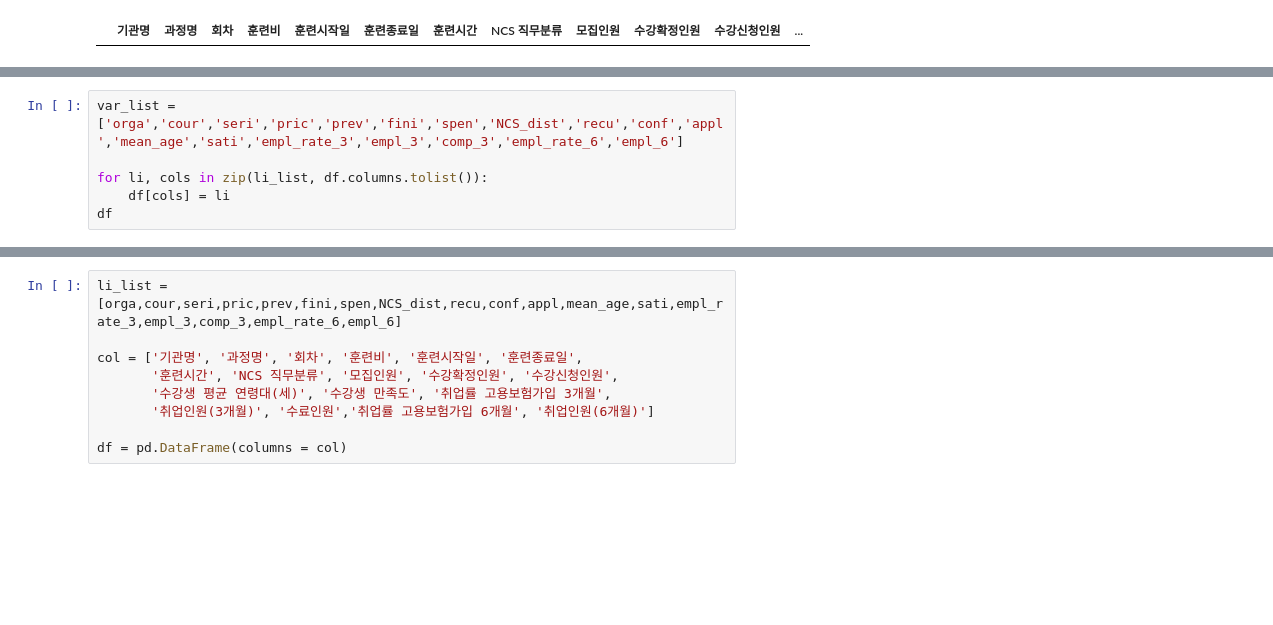
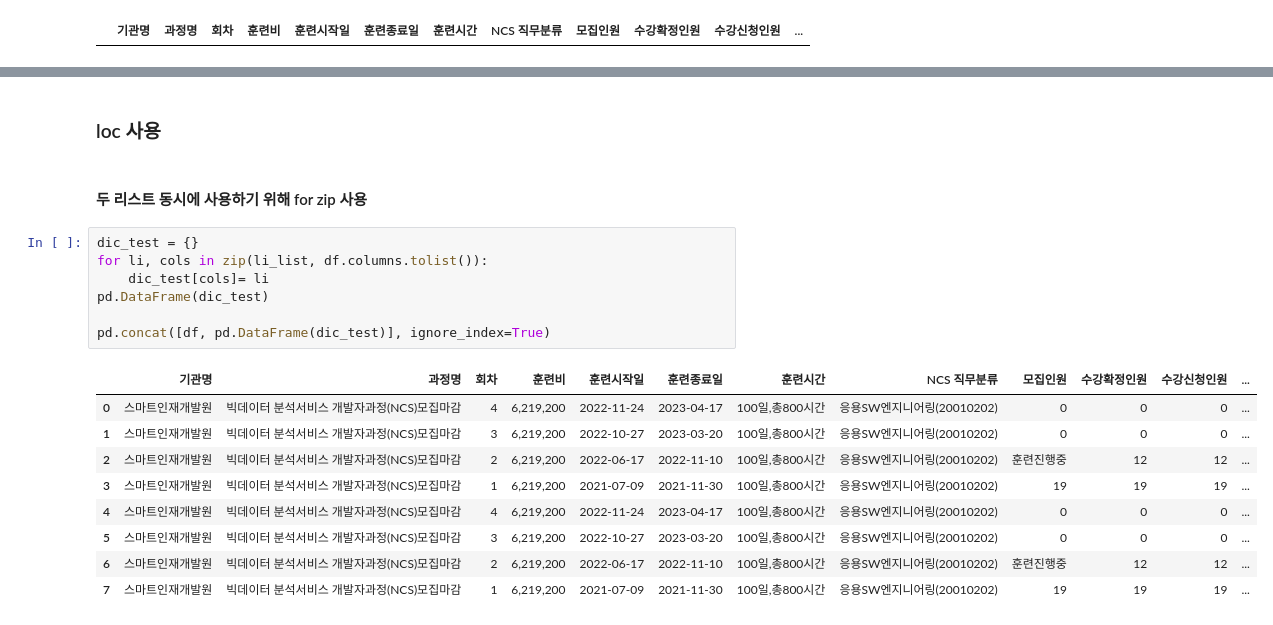
Before and after one commit to whatsasolo/subPTJ_crawling, a Jupyter notebook: hrdcrawling.ipynb, the cells around one changed output, grey strips where cells are left out. Cells and saved outputs as stored; diff of their text form; blank space fills up the shorter version.

```diff
--- a/hrdcrawling.ipynb
+++ b/hrdcrawling.ipynb
@@ -829,6 +824,0 @@ df
-# %%
-var_list = ['orga','cour','seri','pric','prev','fini','spen','NCS_dist','recu','conf','appl','mean_age','sati','empl_rate_3','empl_3','comp_3','empl_rate_6','empl_6']
-
-for li, cols in zip(li_list, df.columns.tolist()):
-    df[cols] = li
-df
@@ -1226,9 +825,21 @@ size : 14
-# %%
-li_list =[orga,cour,seri,pric,prev,fini,spen,NCS_dist,recu,conf,appl,mean_age,sati,empl_rate_3,empl_3,comp_3,empl_rate_6,empl_6]
-
-col = ['기관명', '과정명', '회차', '훈련비', '훈련시작일', '훈련종료일',
-       '훈련시간', 'NCS 직무분류', '모집인원', '수강확정인원', '수강신청인원',
-       '수강생 평균 연령대(세)', '수강생 만족도', '취업률 고용보험가입 3개월',
-       '취업인원(3개월)', '수료인원','취업률 고용보험가입 6개월', '취업인원(6개월)']
-
-df = pd.DataFrame(columns = col)
+# %% [markdown]
+### loc 사용
+# %% [markdown]
+#### 두 리스트 동시에 사용하기 위해 for zip 사용
+# %%
+dic_test = {}
+for li, cols in zip(li_list, df.columns.tolist()):
+    dic_test[cols]= li
+pd.DataFrame(dic_test)
+
+pd.concat([df, pd.DataFrame(dic_test)], ignore_index=True)
+# %% [output]
+|  | 기관명 | 과정명 | 회차 | 훈련비 | 훈련시작일 | 훈련종료일 | 훈련시간 | NCS 직무분류 | 모집인원 | 수강확정인원 | 수강신청인원 | ... |
+| 0 | 스마트인재개발원 | 빅데이터 분석서비스 개발자과정(NCS)모집마감 | 4 | 6,219,200 | 2022-11-24 | 2023-04-17 | 100일,총800시간 | 응용SW엔지니어링(20010202) | 0 | 0 | 0 | ... |
+| 1 | 스마트인재개발원 | 빅데이터 분석서비스 개발자과정(NCS)모집마감 | 3 | 6,219,200 | 2022-10-27 | 2023-03-20 | 100일,총800시간 | 응용SW엔지니어링(20010202) | 0 | 0 | 0 | ... |
+| 2 | 스마트인재개발원 | 빅데이터 분석서비스 개발자과정(NCS)모집마감 | 2 | 6,219,200 | 2022-06-17 | 2022-11-10 | 100일,총800시간 | 응용SW엔지니어링(20010202) | 훈련진행중 | 12 | 12 | ... |
+| 3 | 스마트인재개발원 | 빅데이터 분석서비스 개발자과정(NCS)모집마감 | 1 | 6,219,200 | 2021-07-09 | 2021-11-30 | 100일,총800시간 | 응용SW엔지니어링(20010202) | 19 | 19 | 19 | ... |
+| 4 | 스마트인재개발원 | 빅데이터 분석서비스 개발자과정(NCS)모집마감 | 4 | 6,219,200 | 2022-11-24 | 2023-04-17 | 100일,총800시간 | 응용SW엔지니어링(20010202) | 0 | 0 | 0 | ... |
+| 5 | 스마트인재개발원 | 빅데이터 분석서비스 개발자과정(NCS)모집마감 | 3 | 6,219,200 | 2022-10-27 | 2023-03-20 | 100일,총800시간 | 응용SW엔지니어링(20010202) | 0 | 0 | 0 | ... |
+| 6 | 스마트인재개발원 | 빅데이터 분석서비스 개발자과정(NCS)모집마감 | 2 | 6,219,200 | 2022-06-17 | 2022-11-10 | 100일,총800시간 | 응용SW엔지니어링(20010202) | 훈련진행중 | 12 | 12 | ... |
+| 7 | 스마트인재개발원 | 빅데이터 분석서비스 개발자과정(NCS)모집마감 | 1 | 6,219,200 | 2021-07-09 | 2021-11-30 | 100일,총800시간 | 응용SW엔지니어링(20010202) | 19 | 19 | 19 | ... |
```
Also changed, not shown: parts of 45 cells of this notebook, 3 other files.
